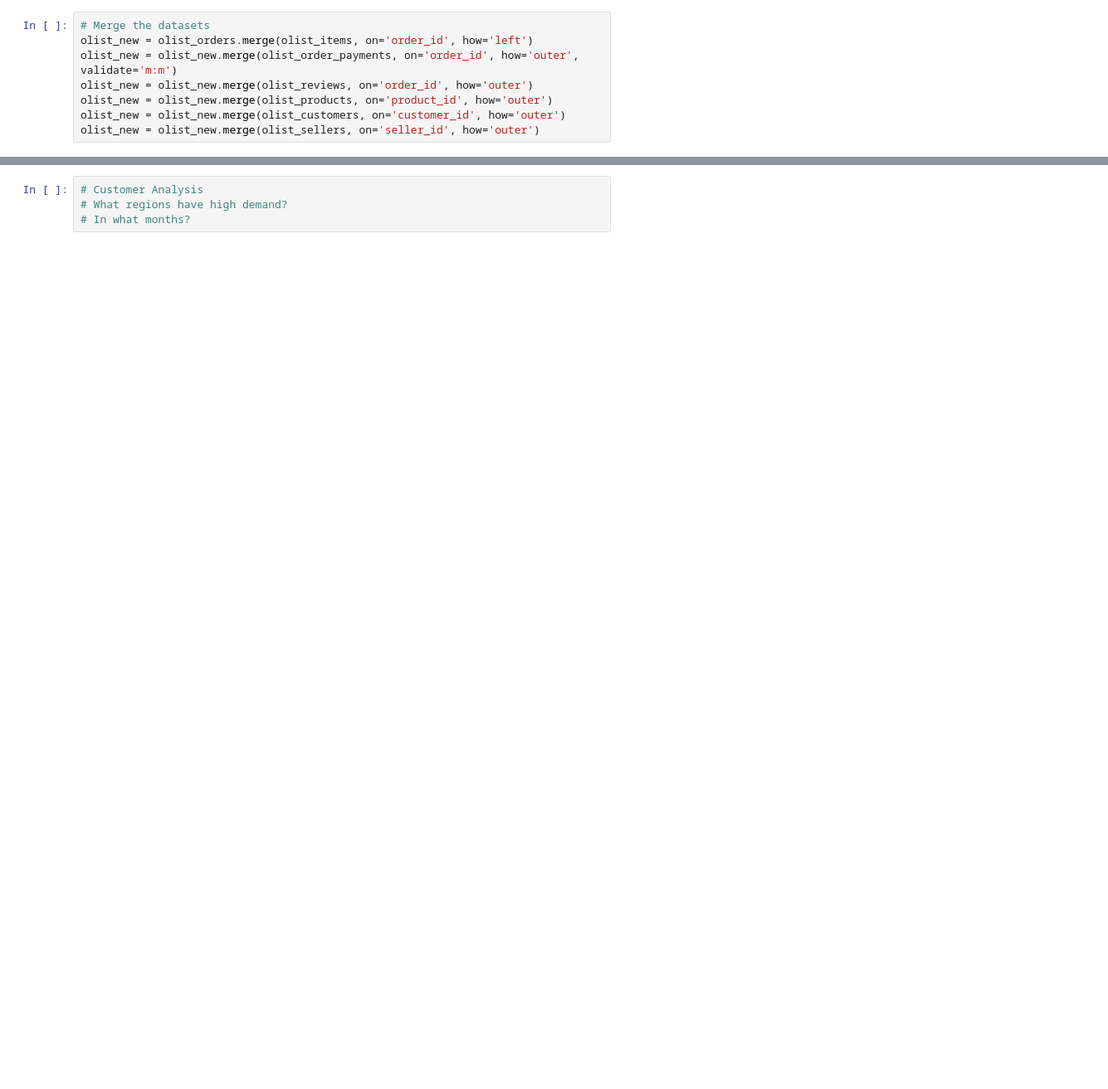
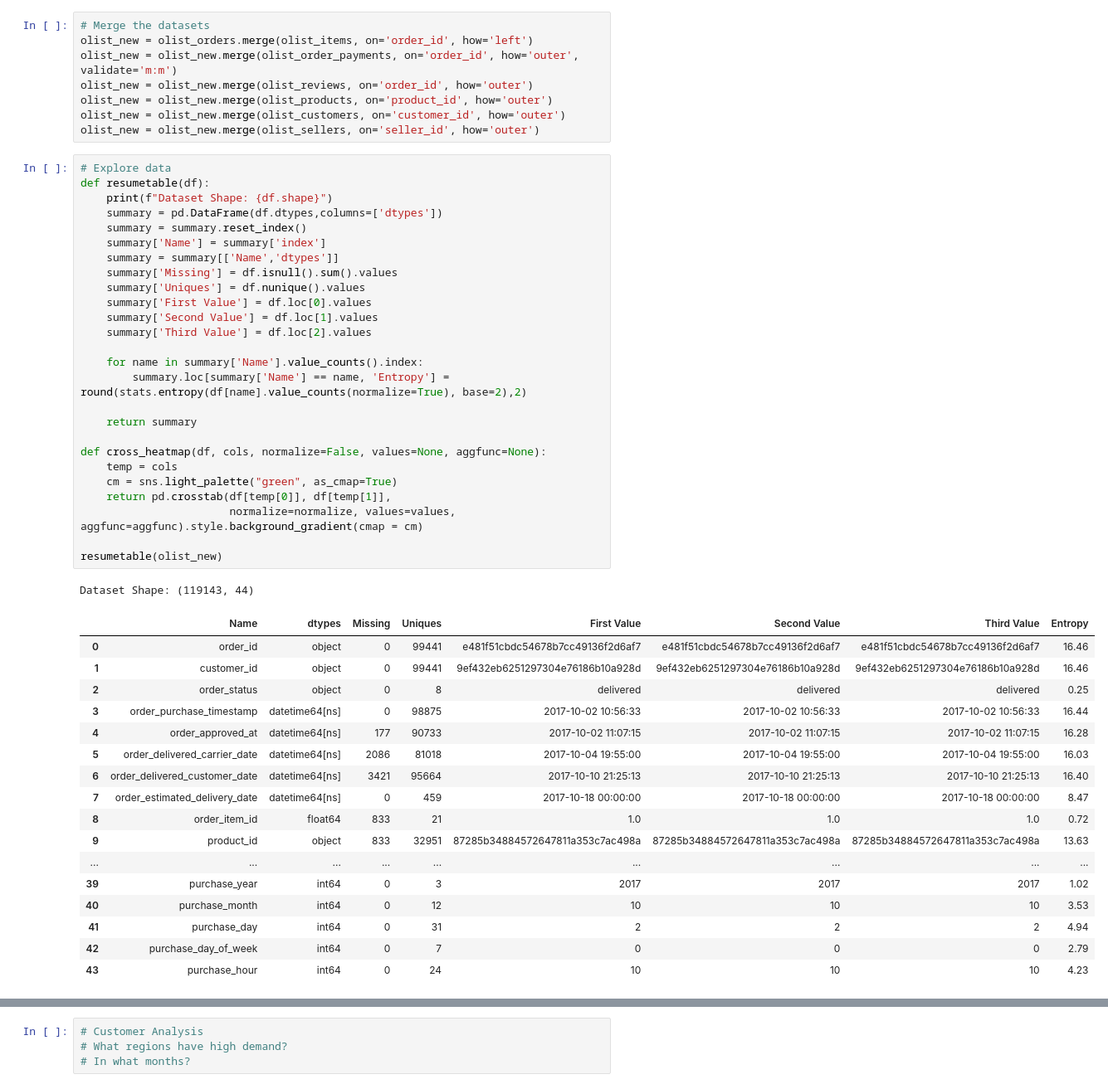
Before and after one commit to SamTerstappen99/MachineLearning-Group6, a Jupyter notebook: Final General Analysis.ipynb, the cells around one changed output, grey strips where cells are left out. Shown at 83% size. Saved outputs shown, nothing was run; the diff lists cells and outputs as text; blank space fills up the shorter version.

```diff
--- a/Final General Analysis.ipynb
+++ b/Final General Analysis.ipynb
@@ -22,6 +23,51 @@ olist_new = olist_new.merge(olist_reviews, on='order_id', how='outer')
 olist_new = olist_new.merge(olist_products, on='product_id', how='outer')
 olist_new = olist_new.merge(olist_customers, on='customer_id', how='outer')
 olist_new = olist_new.merge(olist_sellers, on='seller_id', how='outer')
+# %%
+# Explore data
+def resumetable(df):
+    print(f"Dataset Shape: {df.shape}")
+    summary = pd.DataFrame(df.dtypes,columns=['dtypes'])
+    summary = summary.reset_index()
+    summary['Name'] = summary['index']
+    summary = summary[['Name','dtypes']]
+    summary['Missing'] = df.isnull().sum().values
+    summary['Uniques'] = df.nunique().values
+    summary['First Value'] = df.loc[0].values
+    summary['Second Value'] = df.loc[1].values
+    summary['Third Value'] = df.loc[2].values
+
+    for name in summary['Name'].value_counts().index:
+        summary.loc[summary['Name'] == name, 'Entropy'] = round(stats.entropy(df[name].value_counts(normalize=True), base=2),2)
+
+    return summary
+
+def cross_heatmap(df, cols, normalize=False, values=None, aggfunc=None):
+    temp = cols
+    cm = sns.light_palette("green", as_cmap=True)
+    return pd.crosstab(df[temp[0]], df[temp[1]],
+                       normalize=normalize, values=values, aggfunc=aggfunc).style.background_gradient(cmap = cm)
+
+resumetable(olist_new)
+# %% [output]
+Dataset Shape: (119143, 44)
+|  | Name | dtypes | Missing | Uniques | First Value | Second Value | Third Value | Entropy |
+| 0 | order_id | object | 0 | 99441 | e481f51cbdc54678b7cc49136f2d6af7 | e481f51cbdc54678b7cc49136f2d6af7 | e481f51cbdc54678b7cc49136f2d6af7 | 16.46 |
+| 1 | customer_id | object | 0 | 99441 | 9ef432eb6251297304e76186b10a928d | 9ef432eb6251297304e76186b10a928d | 9ef432eb6251297304e76186b10a928d | 16.46 |
+| 2 | order_status | object | 0 | 8 | delivered | delivered | delivered | 0.25 |
+| 3 | order_purchase_timestamp | datetime64[ns] | 0 | 98875 | 2017-10-02 10:56:33 | 2017-10-02 10:56:33 | 2017-10-02 10:56:33 | 16.44 |
+| 4 | order_approved_at | datetime64[ns] | 177 | 90733 | 2017-10-02 11:07:15 | 2017-10-02 11:07:15 | 2017-10-02 11:07:15 | 16.28 |
+| 5 | order_delivered_carrier_date | datetime64[ns] | 2086 | 81018 | 2017-10-04 19:55:00 | 2017-10-04 19:55:00 | 2017-10-04 19:55:00 | 16.03 |
+| 6 | order_delivered_customer_date | datetime64[ns] | 3421 | 95664 | 2017-10-10 21:25:13 | 2017-10-10 21:25:13 | 2017-10-10 21:25:13 | 16.40 |
+| 7 | order_estimated_delivery_date | datetime64[ns] | 0 | 459 | 2017-10-18 00:00:00 | 2017-10-18 00:00:00 | 2017-10-18 00:00:00 | 8.47 |
+| 8 | order_item_id | float64 | 833 | 21 | 1.0 | 1.0 | 1.0 | 0.72 |
+| 9 | product_id | object | 833 | 32951 | 87285b34884572647811a353c7ac498a | 87285b34884572647811a353c7ac498a | 87285b34884572647811a353c7ac498a | 13.63 |
+| ... | ... | ... | ... | ... | ... | ... | ... | ... |
+| 39 | purchase_year | int64 | 0 | 3 | 2017 | 2017 | 2017 | 1.02 |
+| 40 | purchase_month | int64 | 0 | 12 | 10 | 10 | 10 | 3.53 |
+| 41 | purchase_day | int64 | 0 | 31 | 2 | 2 | 2 | 4.94 |
+| 42 | purchase_day_of_week | int64 | 0 | 7 | 0 | 0 | 0 | 2.79 |
+| 43 | purchase_hour | int64 | 0 | 24 | 10 | 10 | 10 | 4.23 |
 # %%
 # Organize work
 id_cols = ['order_id', 'seller_id', 'customer_id', 'order_item_id', 'product_id',
```
Also changed, not shown: parts of 4 cells of this notebook.
